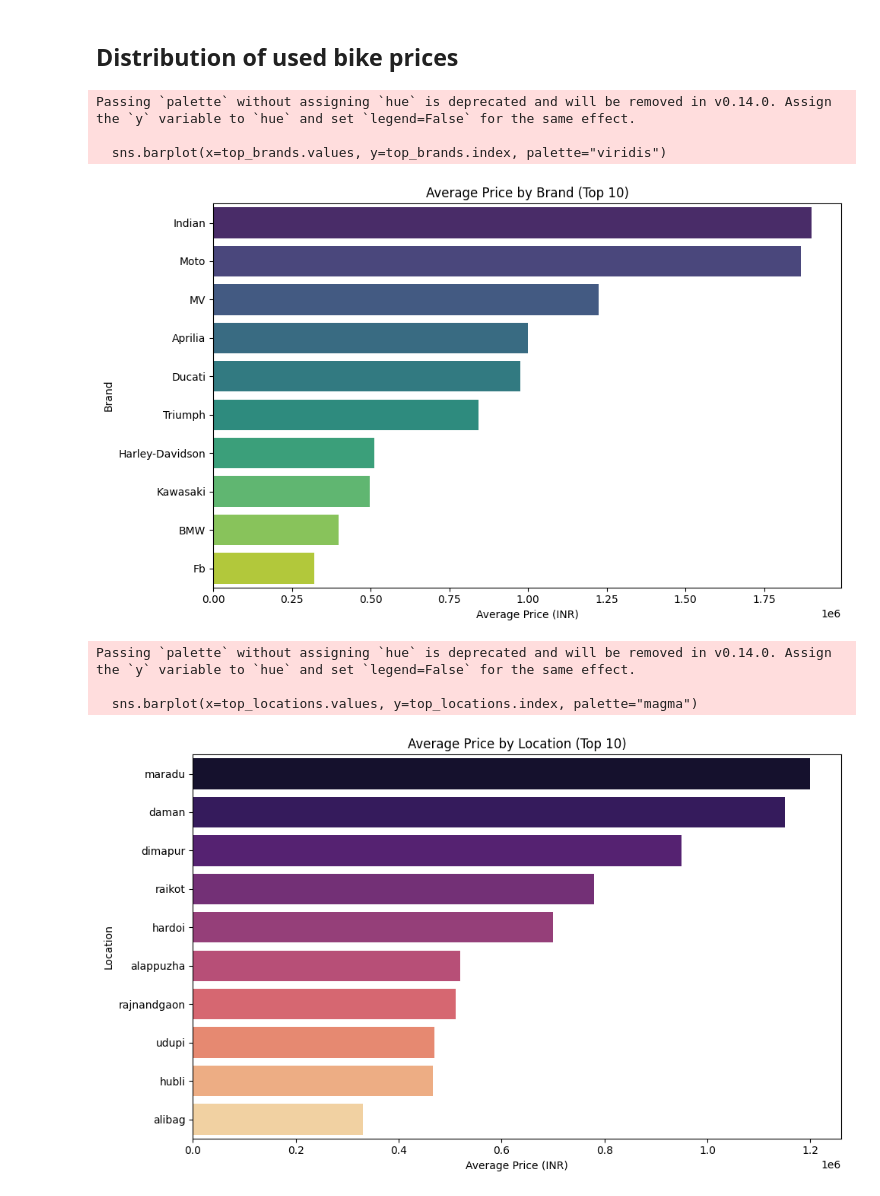
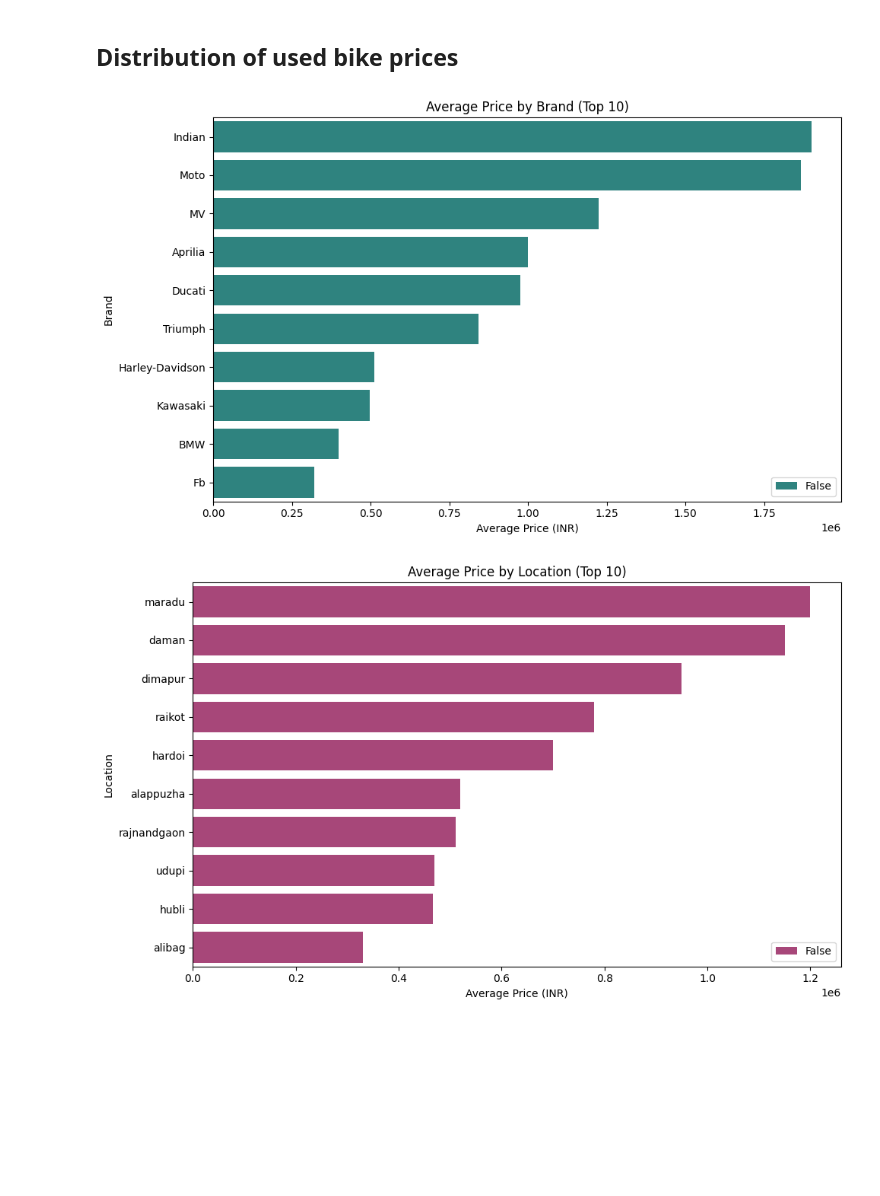
Before and after one commit to Ronitbera/Bike_price, a Jupyter notebook: Bike.ipynb, the cells around one changed output. Saved outputs shown, nothing was run; the diff lists cells and outputs as text; code cells hidden in the pictures; blank space fills up the shorter version.

```diff
--- a/Bike.ipynb
+++ b/Bike.ipynb
@@ -39,35 +39,29 @@ top_brands = (
 )
 
 plt.figure(figsize=(10, 6))
-sns.barplot(x=top_brands.values, y=top_brands.index, palette="viridis")
+sns.barplot(x=top_brands.values, y=top_brands.index, palette="viridis",hue=False)
 plt.title("Average Price by Brand (Top 10)")
 plt.xlabel("Average Price (INR)")
 plt.ylabel("Brand")
 plt.tight_layout()
 plt.show()
 # %% [output]
-Passing `palette` without assigning `hue` is deprecated and will be removed in v0.14.0. Assign the `y` variable to `hue` and set `legend=False` for the same effect.
-
-  sns.barplot(x=top_brands.values, y=top_brands.index, palette="viridis")
-[figure, old version]
+[figure, new version]
 # %%
 # Plot 2: Average price per location (Top 10)
 top_locations = (
     filtered_df.groupby('location')['price']
     .mean()
     .sort_values(ascending=False)
     .head(10)
 )
 
 plt.figure(figsize=(10, 6))
-sns.barplot(x=top_locations.values, y=top_locations.index, palette="magma")
+sns.barplot(x=top_locations.values, y=top_locations.index, palette="magma",hue=False)
 plt.title("Average Price by Location (Top 10)")
 plt.xlabel("Average Price (INR)")
 plt.ylabel("Location")
 plt.tight_layout()
 plt.show()
 # %% [output]
-Passing `palette` without assigning `hue` is deprecated and will be removed in v0.14.0. Assign the `y` variable to `hue` and set `legend=False` for the same effect.
-
-  sns.barplot(x=top_locations.values, y=top_locations.index, palette="magma")
-[figure, old version]
+[figure, new version]
```
